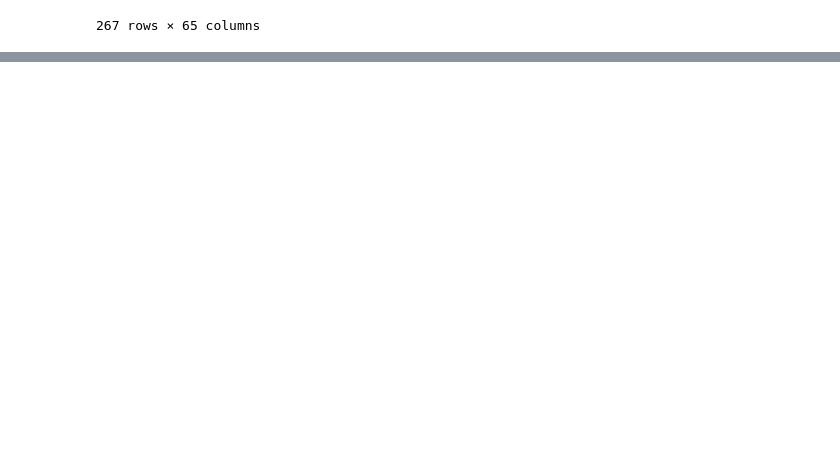
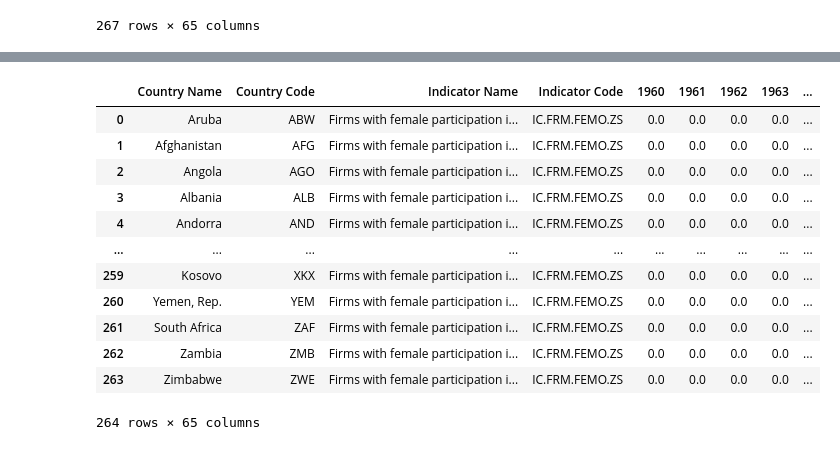
Before and after one commit to liliana-ilut/women-in-power, a Jupyter notebook: girlspower.ipynb, the cells around one changed output, grey strips where cells are left out. Saved outputs shown, nothing was run; the diff lists cells and outputs as text; code cells hidden in the pictures; blank space fills up the shorter version.

```diff
--- a/girlspower.ipynb
+++ b/girlspower.ipynb
@@ -159,3 +159,9 @@ df_labor_fill
 | 265 | Zambia | ZMB | Labor force participation rate, f... | SL.TLF.CACT.FE.ZS | 0.0 | 0.0 | 0.0 | ... |
 | 266 | Zimbabwe | ZWE | Labor force participation rate, f... | SL.TLF.CACT.FE.ZS | 0.0 | 0.0 | 0.0 | ... |
 267 rows × 65 columns
+# %%
+df4="Resources/ownership.csv"
+
+#Read files and store in pandas
+df_ownership = pd.read_csv(df4)
+df_ownership
@@ -161,0 +182,18 @@ df_labor_fill
+# %%
+# fill the NaN with "0" value
+df_ownership_fill= df_ownership.fillna(0)
+df_ownership_fill
+# %% [output]
+|  | Country Name | Country Code | Indicator Name | Indicator Code | 1960 | 1961 | 1962 | 1963 | ... |
+| 0 | Aruba | ABW | Firms with female participation i... | IC.FRM.FEMO.ZS | 0.0 | 0.0 | 0.0 | 0.0 | ... |
+| 1 | Afghanistan | AFG | Firms with female participation i... | IC.FRM.FEMO.ZS | 0.0 | 0.0 | 0.0 | 0.0 | ... |
+| 2 | Angola | AGO | Firms with female participation i... | IC.FRM.FEMO.ZS | 0.0 | 0.0 | 0.0 | 0.0 | ... |
+| 3 | Albania | ALB | Firms with female participation i... | IC.FRM.FEMO.ZS | 0.0 | 0.0 | 0.0 | 0.0 | ... |
+| 4 | Andorra | AND | Firms with female participation i... | IC.FRM.FEMO.ZS | 0.0 | 0.0 | 0.0 | 0.0 | ... |
+| ... | ... | ... | ... | ... | ... | ... | ... | ... | ... |
+| 259 | Kosovo | XKX | Firms with female participation i... | IC.FRM.FEMO.ZS | 0.0 | 0.0 | 0.0 | 0.0 | ... |
+| 260 | Yemen, Rep. | YEM | Firms with female participation i... | IC.FRM.FEMO.ZS | 0.0 | 0.0 | 0.0 | 0.0 | ... |
+| 261 | South Africa | ZAF | Firms with female participation i... | IC.FRM.FEMO.ZS | 0.0 | 0.0 | 0.0 | 0.0 | ... |
+| 262 | Zambia | ZMB | Firms with female participation i... | IC.FRM.FEMO.ZS | 0.0 | 0.0 | 0.0 | 0.0 | ... |
+| 263 | Zimbabwe | ZWE | Firms with female participation i... | IC.FRM.FEMO.ZS | 0.0 | 0.0 | 0.0 | 0.0 | ... |
+264 rows × 65 columns
```
Also changed, not shown: parts of 2 cells of this notebook, 2 other files.
